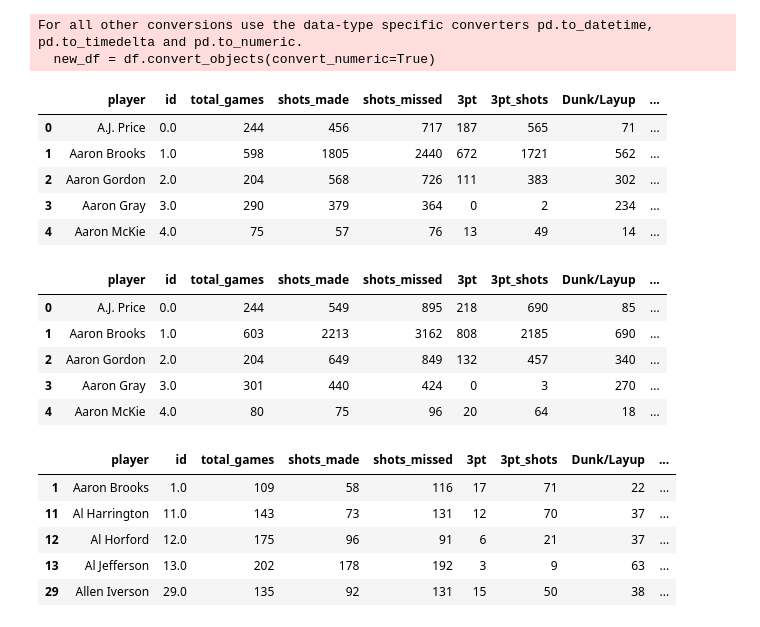
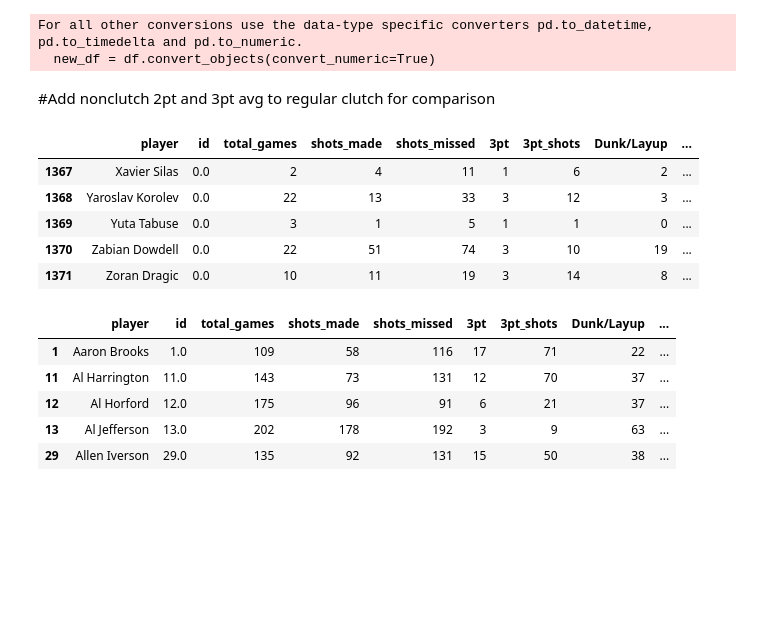
Before and after one commit to deepakchandi/clutch-baller, a Jupyter notebook: clutch.ipynb, the cells around one changed output. Drawn from its saved outputs; the diff is of its cells as text; code cells hidden in the pictures; blank space fills up the shorter version.

```diff
--- a/clutch.ipynb
+++ b/clutch.ipynb
@@ -56,6 +19,0 @@ full_clutch_stats = ind.get_per_game_stats(full_clutch_stats)
-# %%
-ids = ind.add_ids(regular_clutch)
-full_clutch_stats = ind.merge_ids(full_clutch_stats, ids)
-# %%
-x = ind.add_league_avg(full_clutch_stats)
-y = ind.is_clutch(x)
@@ -93,3 +25,5 @@ reg = pd.read_csv('CSV Files/regular_season.csv')
+# %%
+ids = ind.add_ids(reg)
 # %%
 reg = pc.replace_nan(reg)
 # %%
@@ -141,24 +142,17 @@ nonclutch_stats = ind.add_league_avg(full_nonclutch_stats)
 # %% [output]
 For all other conversions use the data-type specific converters pd.to_datetime, pd.to_timedelta and pd.to_numeric.
   new_df = df.convert_objects(convert_numeric=True)
-# %%
-nonclutch_stats.head()
-# %% [output]
-|  | player | id | total_games | shots_made | shots_missed | 3pt | 3pt_shots | Dunk/Layup | ... |
-| 0 | A.J. Price | 0.0 | 244 | 456 | 717 | 187 | 565 | 71 | ... |
-| 1 | Aaron Brooks | 1.0 | 598 | 1805 | 2440 | 672 | 1721 | 562 | ... |
-| 2 | Aaron Gordon | 2.0 | 204 | 568 | 726 | 111 | 383 | 302 | ... |
-| 3 | Aaron Gray | 3.0 | 290 | 379 | 364 | 0 | 2 | 234 | ... |
-| 4 | Aaron McKie | 4.0 | 75 | 57 | 76 | 13 | 49 | 14 | ... |
+# %% [markdown]
+#Add nonclutch 2pt and 3pt avg to regular clutch for comparison
 # %%
-reg_stats.head()
+reg_stats.tail()
 # %% [output]
 |  | player | id | total_games | shots_made | shots_missed | 3pt | 3pt_shots | Dunk/Layup | ... |
-| 0 | A.J. Price | 0.0 | 244 | 549 | 895 | 218 | 690 | 85 | ... |
-| 1 | Aaron Brooks | 1.0 | 603 | 2213 | 3162 | 808 | 2185 | 690 | ... |
-| 2 | Aaron Gordon | 2.0 | 204 | 649 | 849 | 132 | 457 | 340 | ... |
-| 3 | Aaron Gray | 3.0 | 301 | 440 | 424 | 0 | 3 | 270 | ... |
-| 4 | Aaron McKie | 4.0 | 80 | 75 | 96 | 20 | 64 | 18 | ... |
+| 1367 | Xavier Silas | 0.0 | 2 | 4 | 11 | 1 | 6 | 2 | ... |
+| 1368 | Yaroslav Korolev | 0.0 | 22 | 13 | 33 | 3 | 12 | 3 | ... |
+| 1369 | Yuta Tabuse | 0.0 | 3 | 1 | 5 | 1 | 1 | 0 | ... |
+| 1370 | Zabian Dowdell | 0.0 | 22 | 51 | 74 | 3 | 10 | 19 | ... |
+| 1371 | Zoran Dragic | 0.0 | 10 | 11 | 19 | 3 | 14 | 8 | ... |
 # %%
 clutch_stats.head()
 # %% [output]
```
Also changed, not shown: parts of 30 cells of this notebook.
